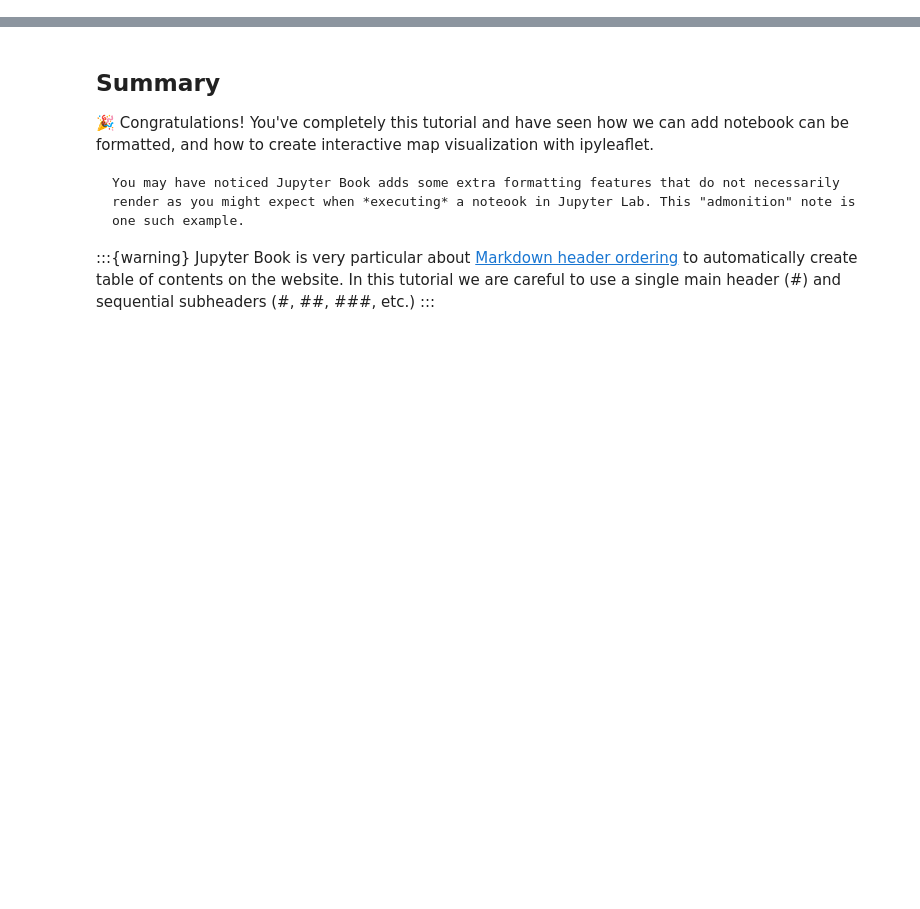
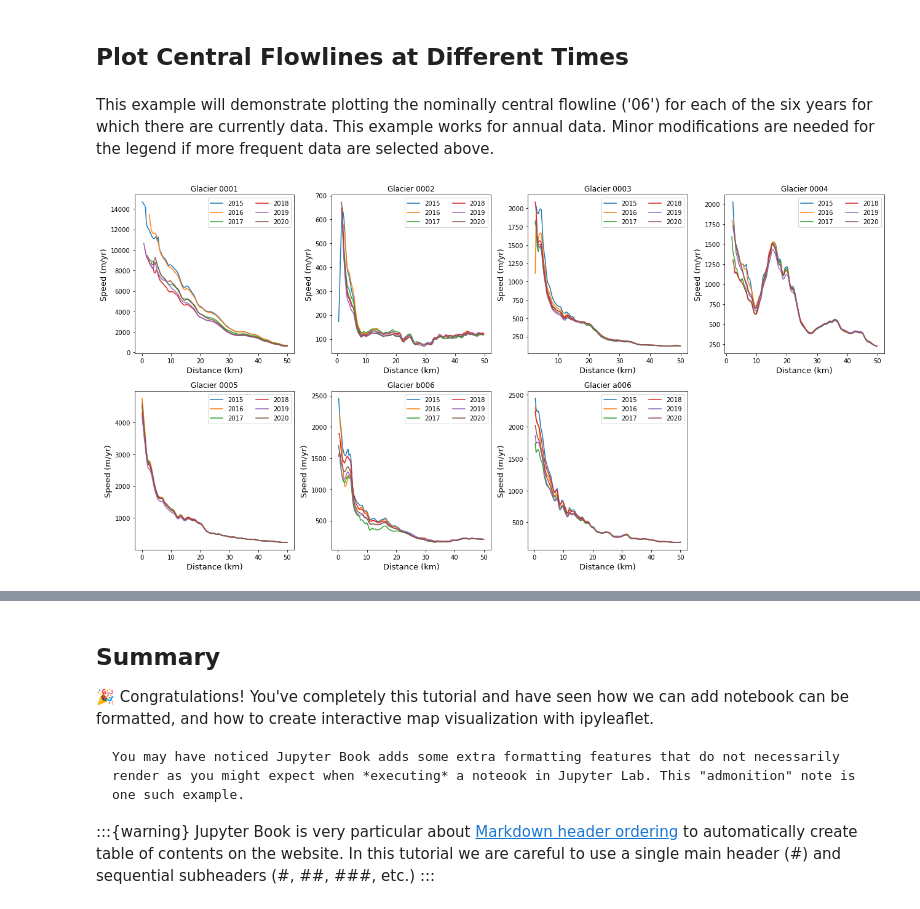
Before and after one commit to ICESAT-2HackWeek/website2022, a Jupyter notebook: book/tutorials/DataIntegration/dataintegration-2.ipynb, the cells around one changed output, grey strips where cells are left out. Drawn from its saved outputs; the diff is of its cells as text; code cells hidden in the pictures; blank space fills up the shorter version.

```diff
--- a/book/tutorials/DataIntegration/dataintegration-2.ipynb
+++ b/book/tutorials/DataIntegration/dataintegration-2.ipynb
@@ -67,0 +42,5 @@ Re-create the map above using different tile layers for both the right and left
+# %%
+myShapeFiles = []
+for i in range(1, 7):
+    myShapeFiles += glob.glob(f'./shpfiles/glacier?00{i}.shp')  # Search for glaciers with ?00n where n ranges from 1 to 6
+myFlowlines = {x[-8:-4]: grimp.Flowlines(shapefile=x, name=x[-8:-4], length=50e3) for x in myShapeFiles}
@@ -67,0 +193,24 @@ Re-create the map above using different tile layers for both the right and left
+# %% [markdown]
+## Plot Central Flowlines at Different Times
+# %% [markdown]
+This example will demonstrate plotting the nominally central flowline ('06') for each of the six years for which there are currently data. This example works for annual data. Minor modifications are needed for the legend if more frequent data are selected above.
+# %%
+flowlineId ='06'  # Flowline id to plot
+fig, axes = plt.subplots(np.ceil(len(myFlowlines)/4).astype(int), 4, figsize=(18, 9))  # Setup plot
+# Loop over glaciers
+for glacierId, ax in zip(myFlowlines, axes.flatten()):
+    # return interpolated values as vx(time index, distance index)
+    vx, vy, vv = myVelSeries.interp(*myFlowlines[glacierId].xykm(), units='km')
+    # loop over each profile by time
+    for speed, myDate in zip(vv, myVelSeries.time):
+        ax.plot(myFlowlines[glacierId].distancekm(), speed, label=myDate.year)
+    # pretty up plot
+    ax.legend(ncol=2, loc='upper right')
+    ax.set_xlabel('Distance (km)', fontsize=13)
+    ax.set_ylabel('Speed (m/yr)', fontsize=13)
+    ax.set_title(f'Glacier {glacierId}')
+for ax in axes.flatten()[len(myFlowlines):]:
+    ax.axis('off'); # kill axis with no plot
+plt.tight_layout()
+# %% [output]
+[figure, added]
```
Also changed, not shown: parts of 44 cells of this notebook, 2 other files.
